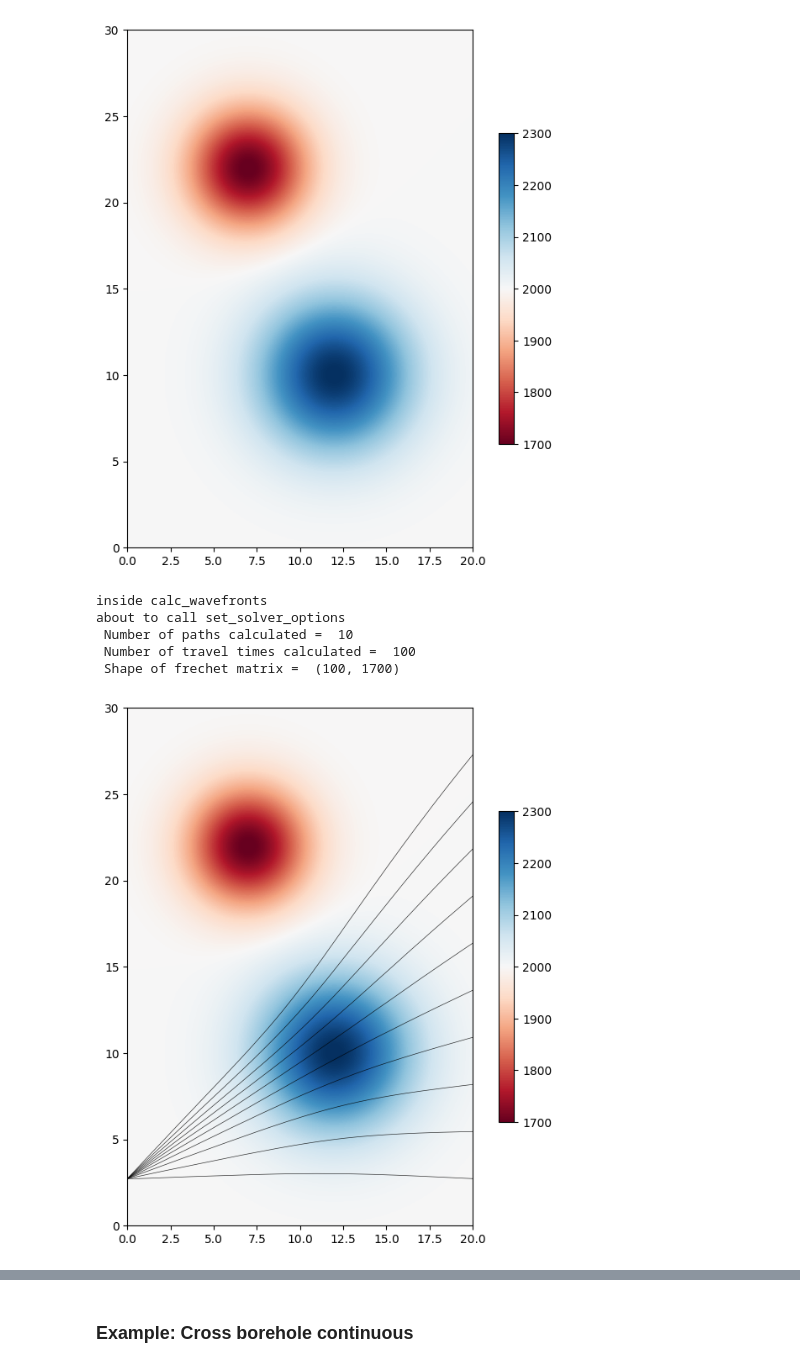
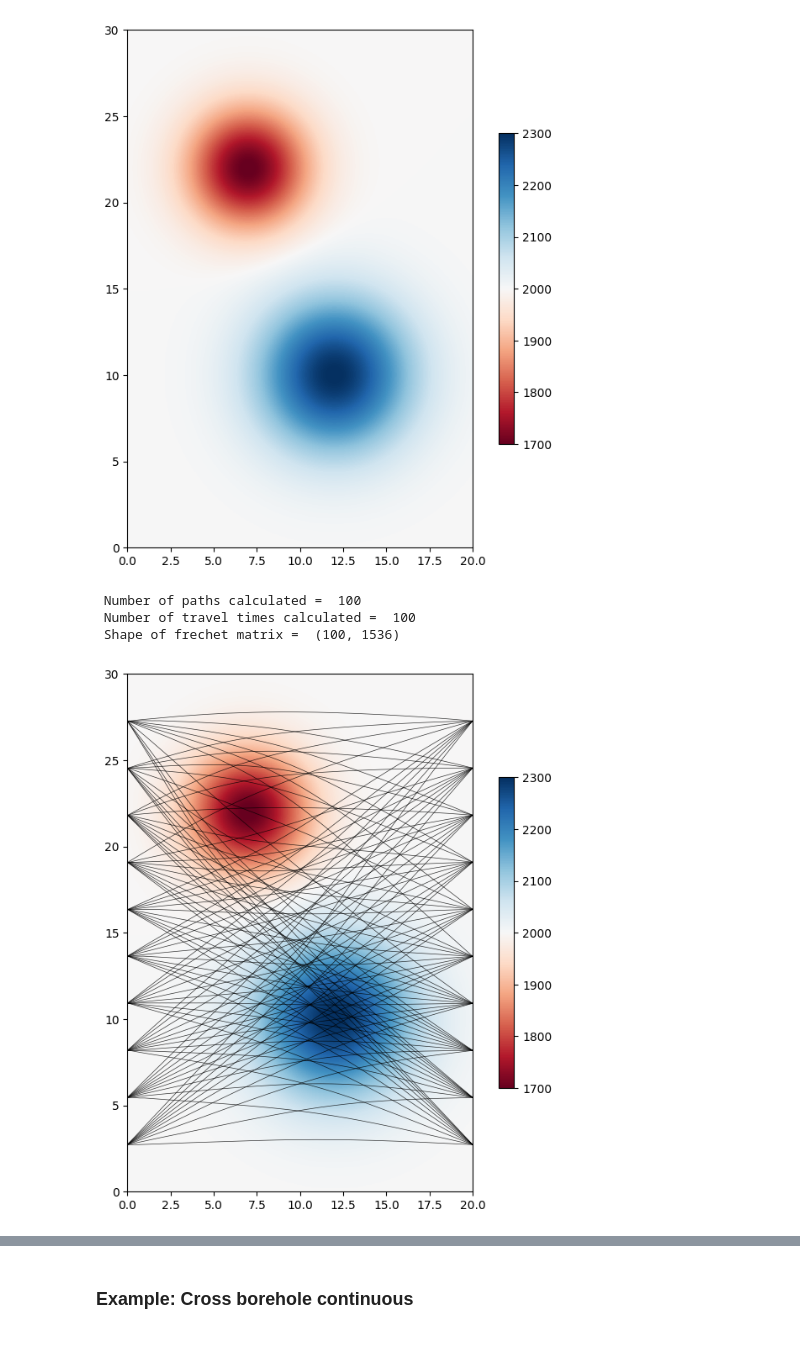
Before and after one commit to inlab-geo/pyfm2d, a Jupyter notebook: examples/FMM_demo_borehole.ipynb, the cells around one changed output, grey strips where cells are left out. Drawn from its saved outputs; the diff is of its cells as text; code cells hidden in the pictures.

```diff
--- a/examples/FMM_demo_borehole.ipynb
+++ b/examples/FMM_demo_borehole.ipynb
@@ -209,12 +204,10 @@ wtp.displayModel(g.getVelocity(),wfront=fmm.tfield,alpha=0.5,colors='k',linewidt
 # %% [markdown]
 ### Example: Cross borehole velocity model
 # %%
-factor = 1.
-extent = [0.0, 20.0*factor, 0.0, 30.0*factor]
-#m=get_spherical_model(extent,32,48)
+extent = [0.0, 20.0, 0.0, 30.0]
 m = get_gauss_model(extent,32,48)
 g2=wt.basisModel(m,extent=extent)
-wtp.displayModel(g2.getVelocity(),extent=extent,figsize=(8,8),clim=(1700*factor,2300*factor))
+wtp.displayModel(g2.getVelocity(),extent=extent,figsize=(8,8),clim=(1700,2300))
 # %% [output]
 [figure]
 # %%
@@ -227,17 +220,14 @@ ns = len(recs)                      # number of sources
 # %%
 # run wave front tracker
 fmm.calc_wavefronts(g2.getVelocity(),recs,srcs,verbose=True,frechet=True,paths=True,extent=extent,earthradius=6371.0)
-#fmm.calc_wavefronts(g2.getVelocity(),recs,srcs,verbose=True,extent=extent)
 print(' Number of paths calculated = ',len(fmm.paths))
 print(' Number of travel times calculated = ',len(fmm.ttimes))
 print(' Shape of frechet matrix = ',fmm.frechet.shape)
 # %% [output]
-inside calc_wavefronts
-about to call set_solver_options
- Number of paths calculated =  10
+ Number of paths calculated =  100
  Number of travel times calculated =  100
- Shape of frechet matrix =  (100, 1700)
+ Shape of frechet matrix =  (100, 1536)
 # %%
-wtp.displayModel(g2.getVelocity(),paths=fmm.paths,extent=extent,figsize=(8,8),clim=(1700*factor,2300*factor),line=0.5,alpha=0.8)
+wtp.displayModel(g2.getVelocity(),paths=fmm.paths,extent=extent,figsize=(8,8),clim=(1700,2300),line=0.5,alpha=0.8)
 # %% [output]
-[figure, old version]
+[figure, new version]
```
Also changed, not shown: parts of 19 cells of this notebook, 25 other files.
